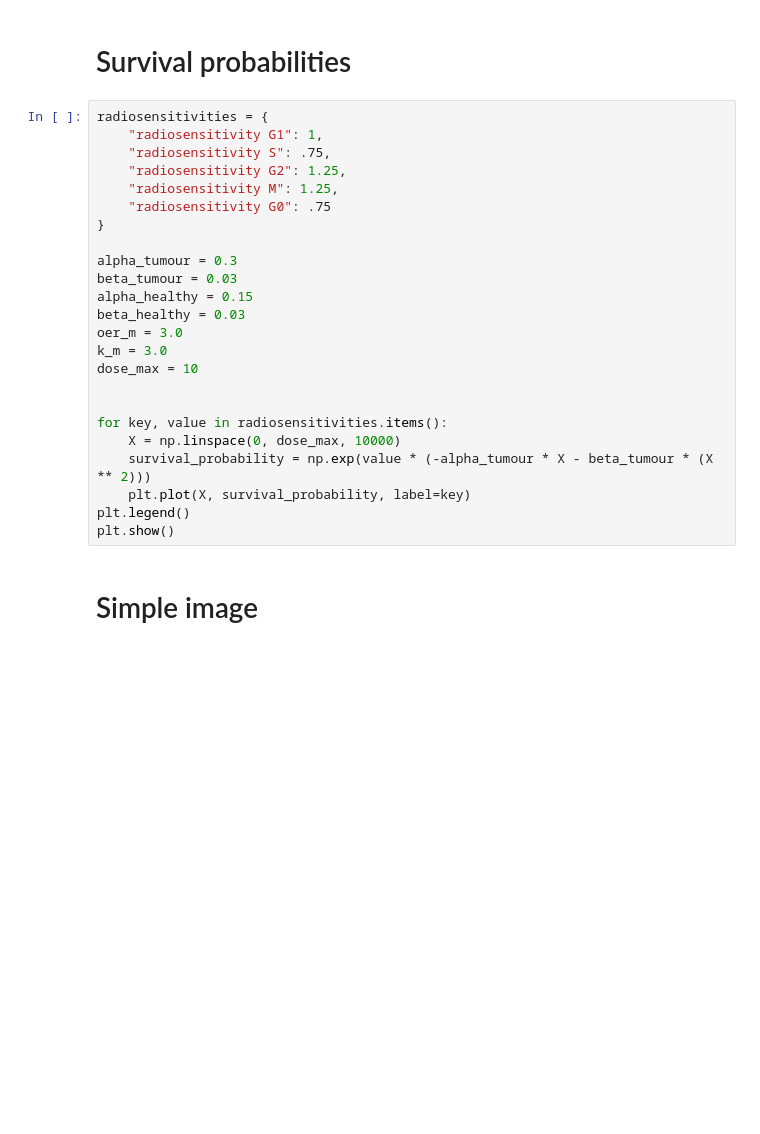
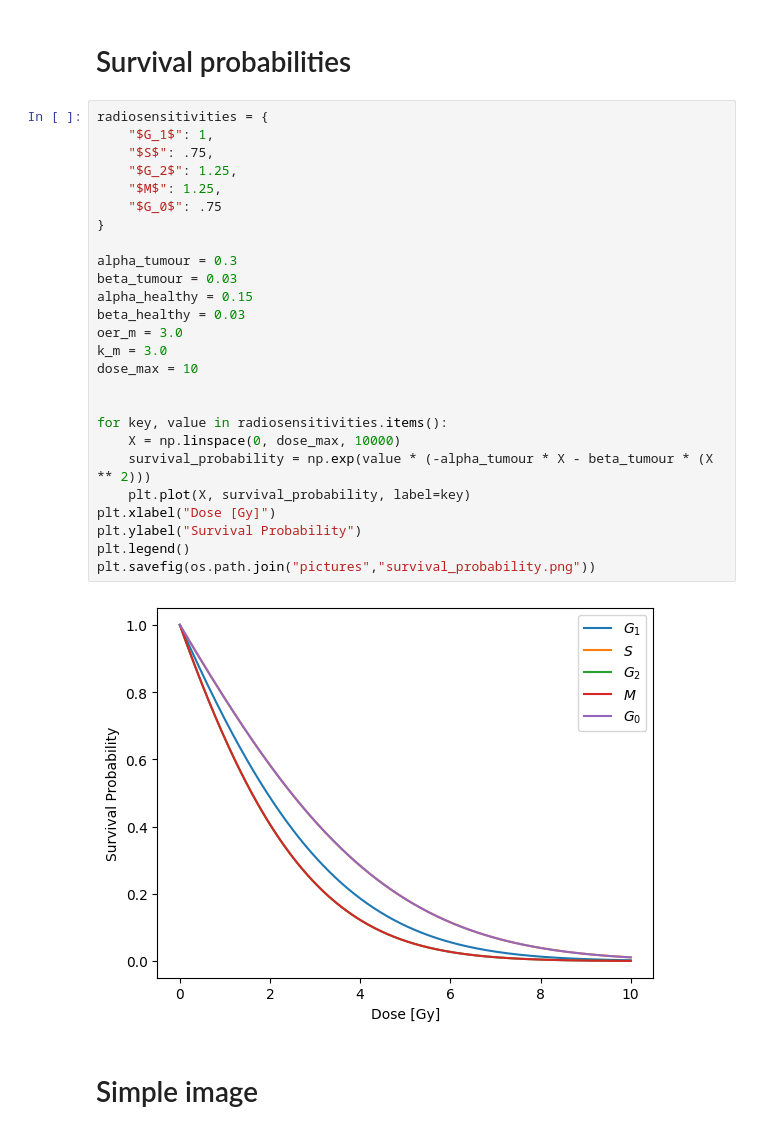
Before and after one commit to npermanne/Paramater_identification_tumour_model, a Jupyter notebook: simulation/plots_simulation.ipynb, the cells around one changed output. Saved outputs shown, nothing was run; the diff lists cells and outputs as text; blank space fills up the shorter version.

```diff
--- a/simulation/plots_simulation.ipynb
+++ b/simulation/plots_simulation.ipynb
@@ -54,28 +54,32 @@ plt.show()
 # Survival probabilities
 # %%
 radiosensitivities = {
-    "radiosensitivity G1": 1,
-    "radiosensitivity S": .75,
-    "radiosensitivity G2": 1.25,
-    "radiosensitivity M": 1.25,
-    "radiosensitivity G0": .75
+    "$G_1$": 1,
+    "$S$": .75,
+    "$G_2$": 1.25,
+    "$M$": 1.25,
+    "$G_0$": .75
 }
 
 alpha_tumour = 0.3
 beta_tumour = 0.03
 alpha_healthy = 0.15
 beta_healthy = 0.03
 oer_m = 3.0
 k_m = 3.0
 dose_max = 10
 
 
 for key, value in radiosensitivities.items():
     X = np.linspace(0, dose_max, 10000)
     survival_probability = np.exp(value * (-alpha_tumour * X - beta_tumour * (X ** 2)))
     plt.plot(X, survival_probability, label=key)
+plt.xlabel("Dose [Gy]")
+plt.ylabel("Survival Probability")
 plt.legend()
-plt.show()
+plt.savefig(os.path.join("pictures","survival_probability.png"))
+# %% [output]
+[figure, added]
 # %% [markdown]
 # Simple image
 # %%
```
Also changed, not shown: parts of 1 cell of this notebook, 1 other file.
